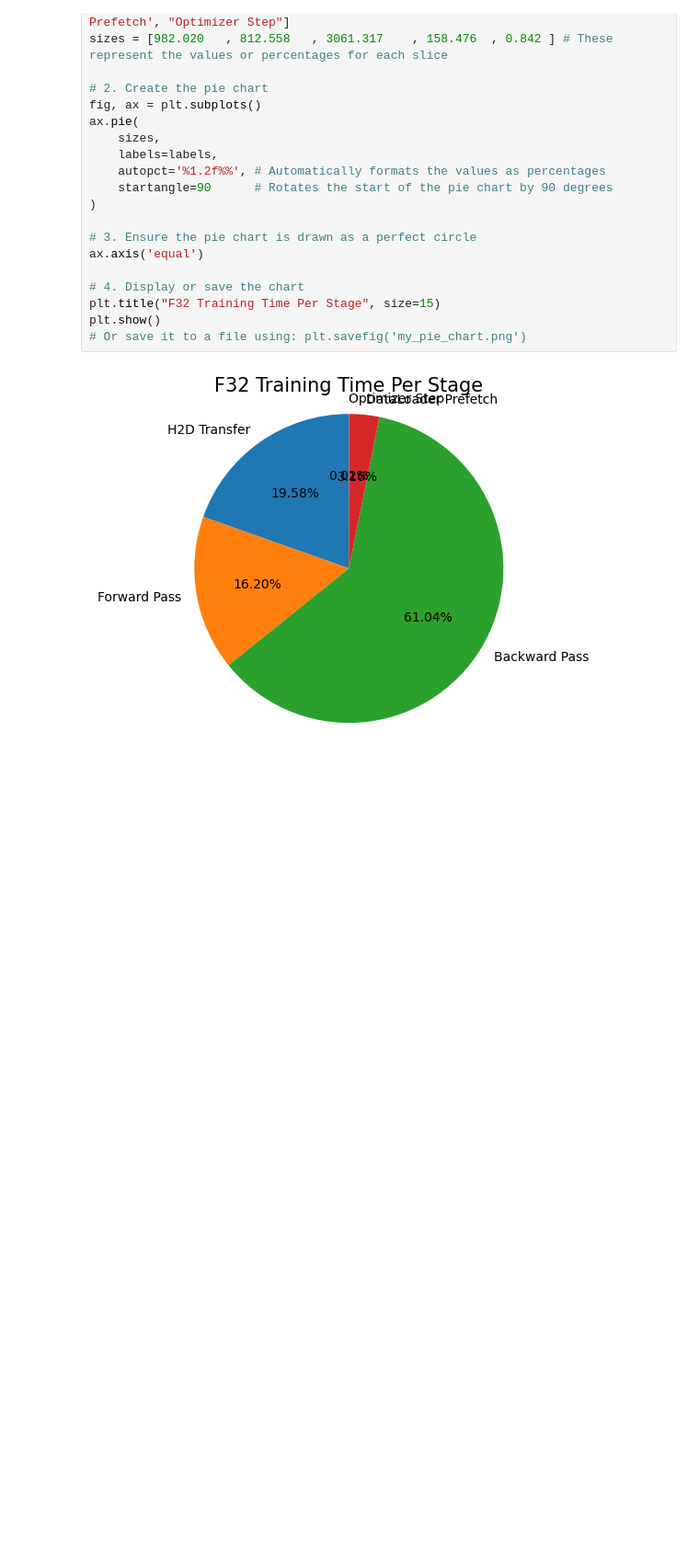
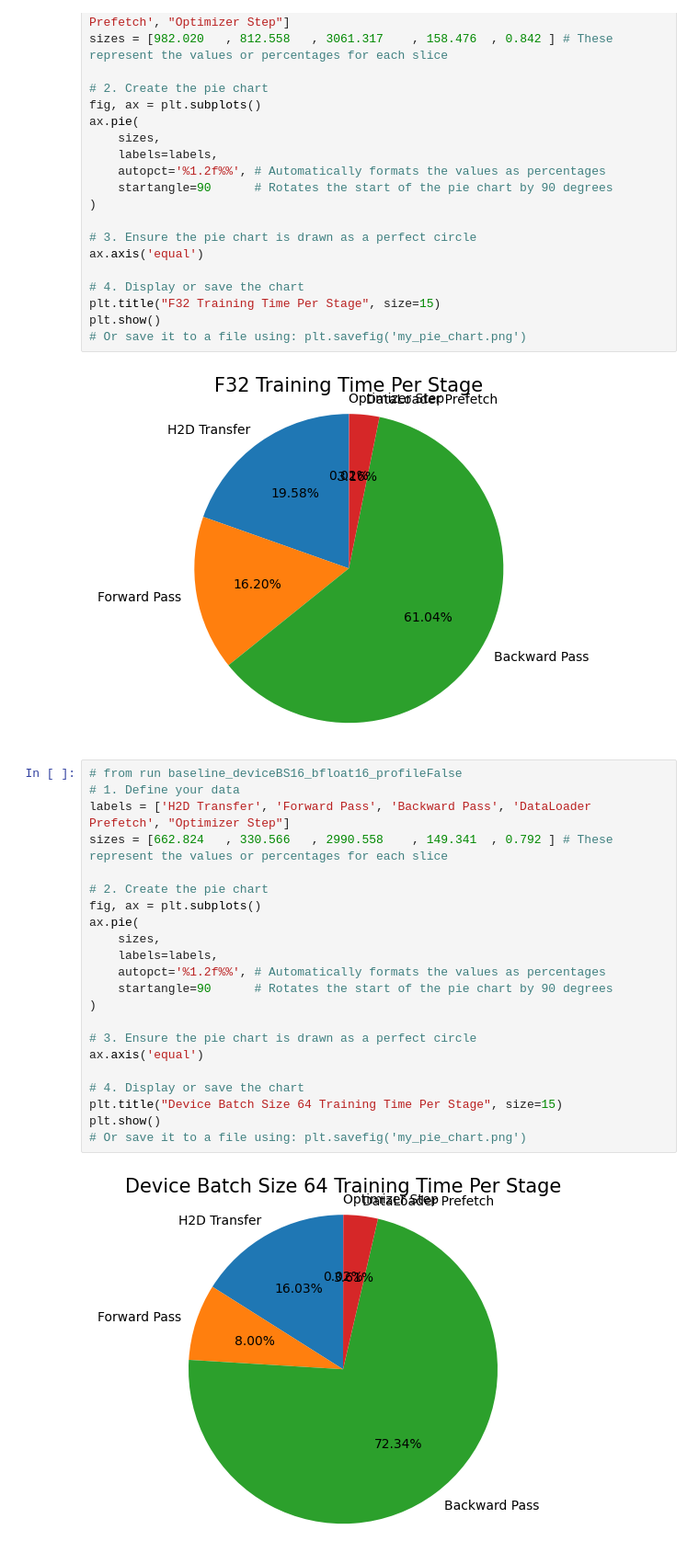
Before and after one commit to AlexanderSwartz/multimodal-nanochat, a Jupyter notebook: scripts/analyze_wandb_runs.ipynb, the cells around one changed output. Shown at 92% size. Drawn from its saved outputs; the diff is of its cells as text; blank space fills up the shorter version.

```diff
--- a/scripts/analyze_wandb_runs.ipynb
+++ b/scripts/analyze_wandb_runs.ipynb
@@ -744,3 +746,27 @@ plt.show()
 # Or save it to a file using: plt.savefig('my_pie_chart.png')
 # %% [output]
 [figure]
+# %%
+# from run baseline_deviceBS16_bfloat16_profileFalse
+# 1. Define your data
+labels = ['H2D Transfer', 'Forward Pass', 'Backward Pass', 'DataLoader Prefetch', "Optimizer Step"]
+sizes = [662.824   , 330.566   , 2990.558    , 149.341  , 0.792 ] # These represent the values or percentages for each slice
+
+# 2. Create the pie chart
+fig, ax = plt.subplots()
+ax.pie(
+    sizes,
+    labels=labels,
+    autopct='%1.2f%%', # Automatically formats the values as percentages
+    startangle=90      # Rotates the start of the pie chart by 90 degrees
+)
+
+# 3. Ensure the pie chart is drawn as a perfect circle
+ax.axis('equal')
+
+# 4. Display or save the chart
+plt.title("Device Batch Size 64 Training Time Per Stage", size=15)
+plt.show()
+# Or save it to a file using: plt.savefig('my_pie_chart.png')
+# %% [output]
+[figure, added]
```
Also changed, not shown: parts of 5 cells of this notebook.
